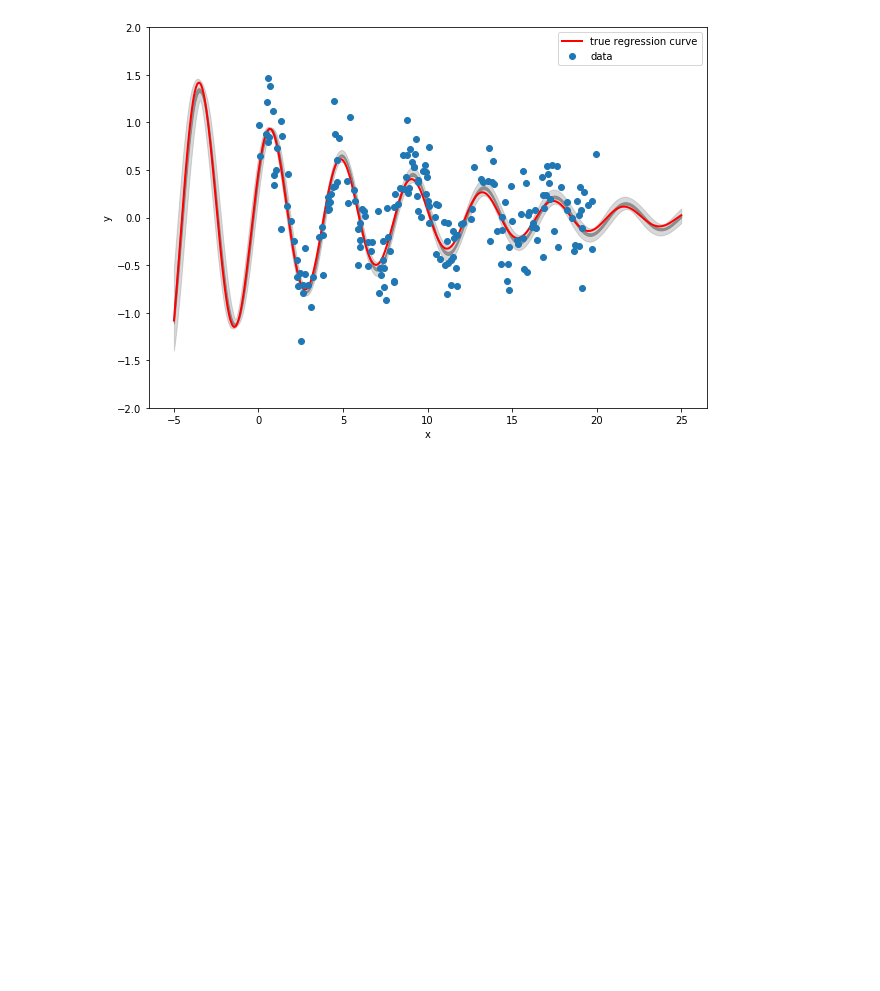
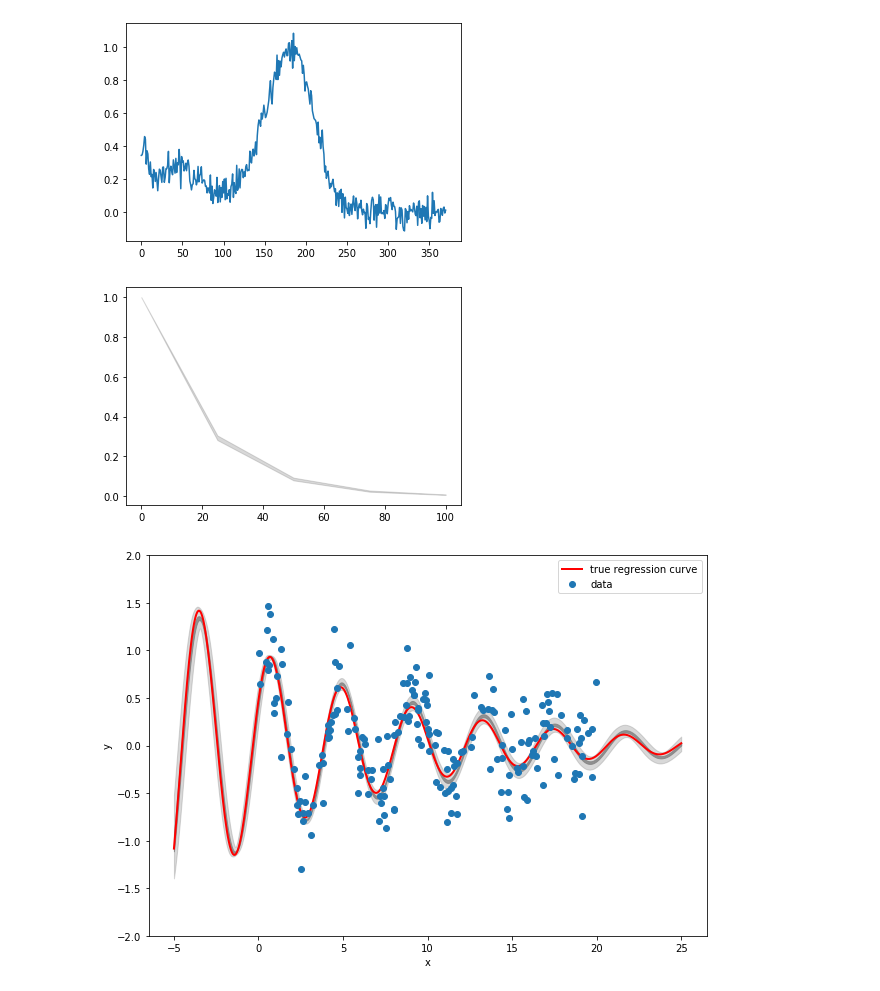
Before and after one commit to dmadea/Jupyter-Tutorials, a Jupyter notebook: MCMC/pymc3.ipynb, the cells around one changed output. Cells and saved outputs as stored; diff of their text form; code cells hidden in the pictures; blank space fills up the shorter version.

```diff
--- a/MCMC/pymc3.ipynb
+++ b/MCMC/pymc3.ipynb
@@ -116,2 +249,37 @@ trace["a0"].shape
+# %%
+from scipy.linalg import lstsq
+
+trace["_k"].shape
+k_samples = trace["_k"]
+
+# k_samples.std()
+Cs = np.exp(-k_samples * times[:, None])
+
+STs = np.zeros((k_samples.shape[0], wls.shape[0]))
+
+for i in range(k_samples.shape[0]):
+    STs[i] = lstsq(Cs[:, i][:, None], D)[0]
+
+# Cs[:, i].shape, D.shape
+# %%
+ST_avrg = STs.mean(axis=0)
+Cs_avrg = Cs.mean(axis=1)
+
+q_1, q_32, q_68, q_99 = np.quantile(STs, [0.01, 0.32, 0.68, 0.99], axis=0)
+q_1, q_32, q_68, q_99 = np.quantile(Cs, [0.01, 0.32, 0.68, 0.99], axis=1)
+
+
+plt.plot(wls,  ST_avrg)
+# plt.fill_between(wls, q_1, q_99, color=(0.5, 0.5, 0.5, 0.3))
+
+plt.show()
+
+# plt.plot(times, Cs_avrg.squeeze())
+plt.fill_between(times, q_1, q_99, color=(0.5, 0.5, 0.5, 0.3))
+
+plt.show()
+# %% [output]
+[figure, added]
+[figure, added]
 # %%
 plt.figure(figsize=(10, 7))
```
Also changed, not shown: parts of 14 cells of this notebook, 2 other files.
